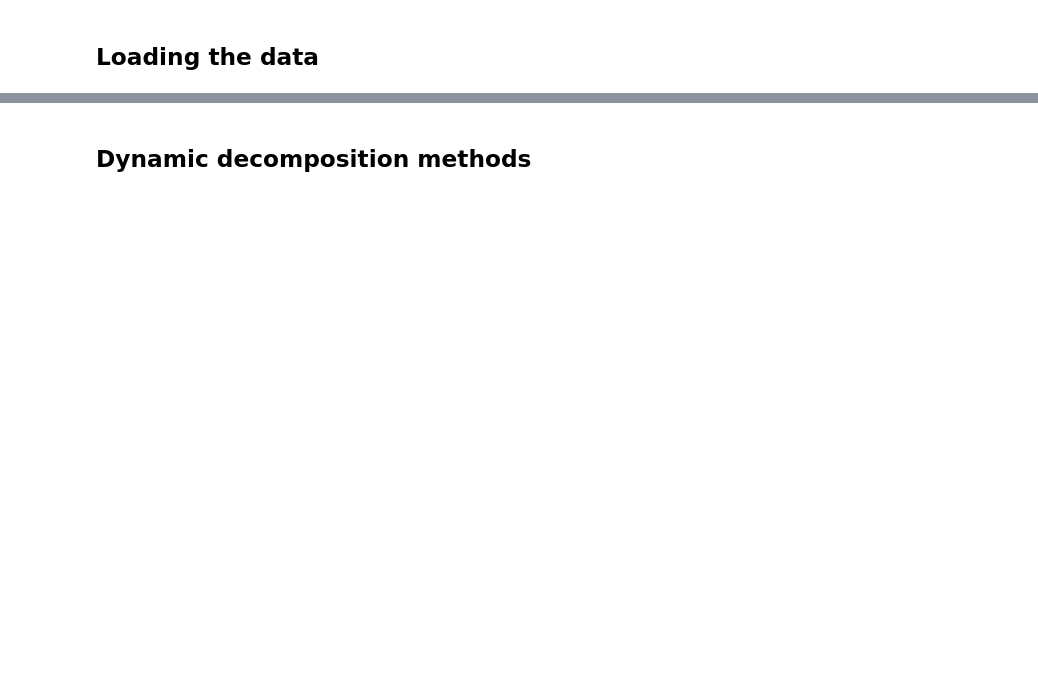
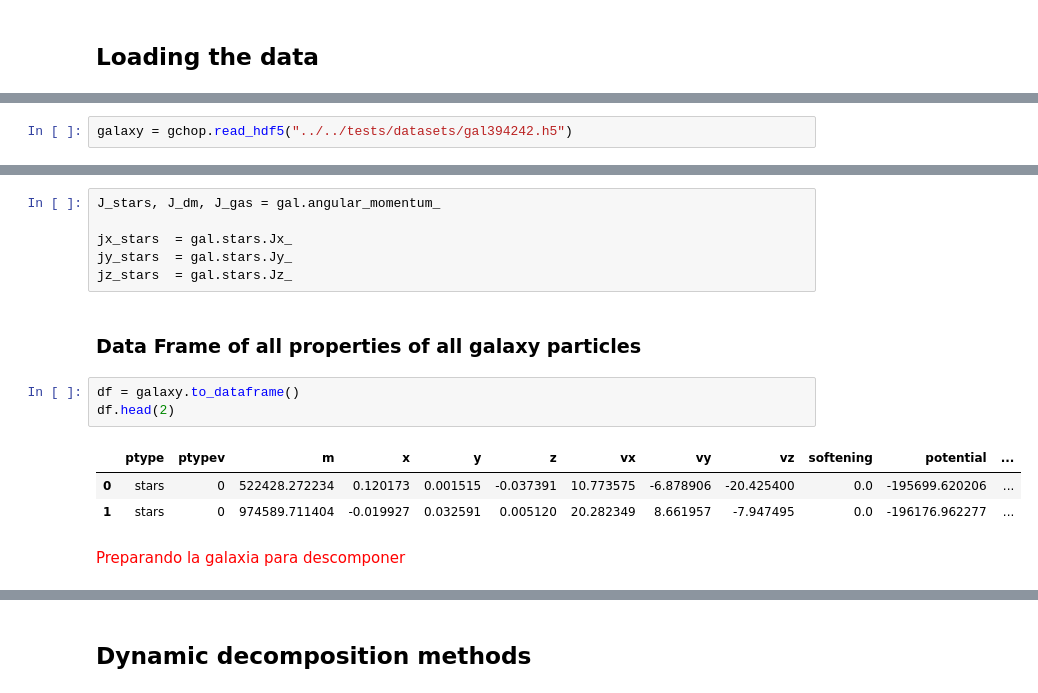
Before and after one commit to vcristiani/galaxy-chop, a Jupyter notebook: docs/source/tutorial.ipynb, the cells around one changed output, grey strips where cells are left out. Saved outputs shown, nothing was run; the diff lists cells and outputs as text; blank space fills up the shorter version.

```diff
--- a/docs/source/tutorial.ipynb
+++ b/docs/source/tutorial.ipynb
@@ -141,0 +48,2 @@ This returns the **normalized specific stellar energy**, **circularity parameter
+# %%
+galaxy = gchop.read_hdf5("../../tests/datasets/gal394242.h5")
@@ -141,0 +122,17 @@ This returns the **normalized specific stellar energy**, **circularity parameter
+# %%
+J_stars, J_dm, J_gas = gal.angular_momentum_
+
+jx_stars  = gal.stars.Jx_
+jy_stars  = gal.stars.Jy_
+jz_stars  = gal.stars.Jz_
+# %% [markdown]
+### Data Frame of all properties of all galaxy particles
+# %%
+df = galaxy.to_dataframe()
+df.head(2)
+# %% [output]
+|  | ptype | ptypev | m | x | y | z | vx | vy | vz | softening | potential | ... |
+| 0 | stars | 0 | 522428.272234 | 0.120173 | 0.001515 | -0.037391 | 10.773575 | -6.878906 | -20.425400 | 0.0 | -195699.620206 | ... |
+| 1 | stars | 0 | 974589.711404 | -0.019927 | 0.032591 | 0.005120 | 20.282349 | 8.661957 | -7.947495 | 0.0 | -196176.962277 | ... |
+# %% [markdown]
+<font color="red">Preparando la galaxia para descomponer</font>
```
Also changed, not shown: parts of 62 cells of this notebook.
